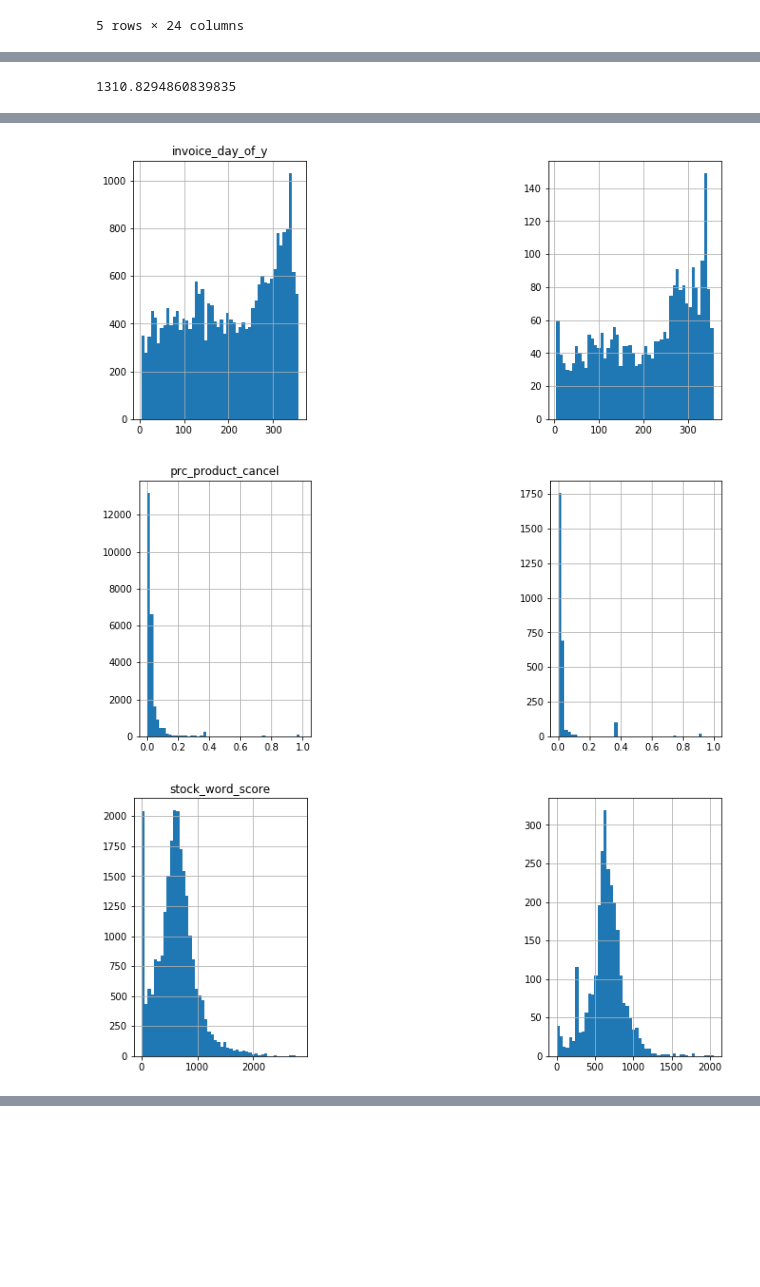
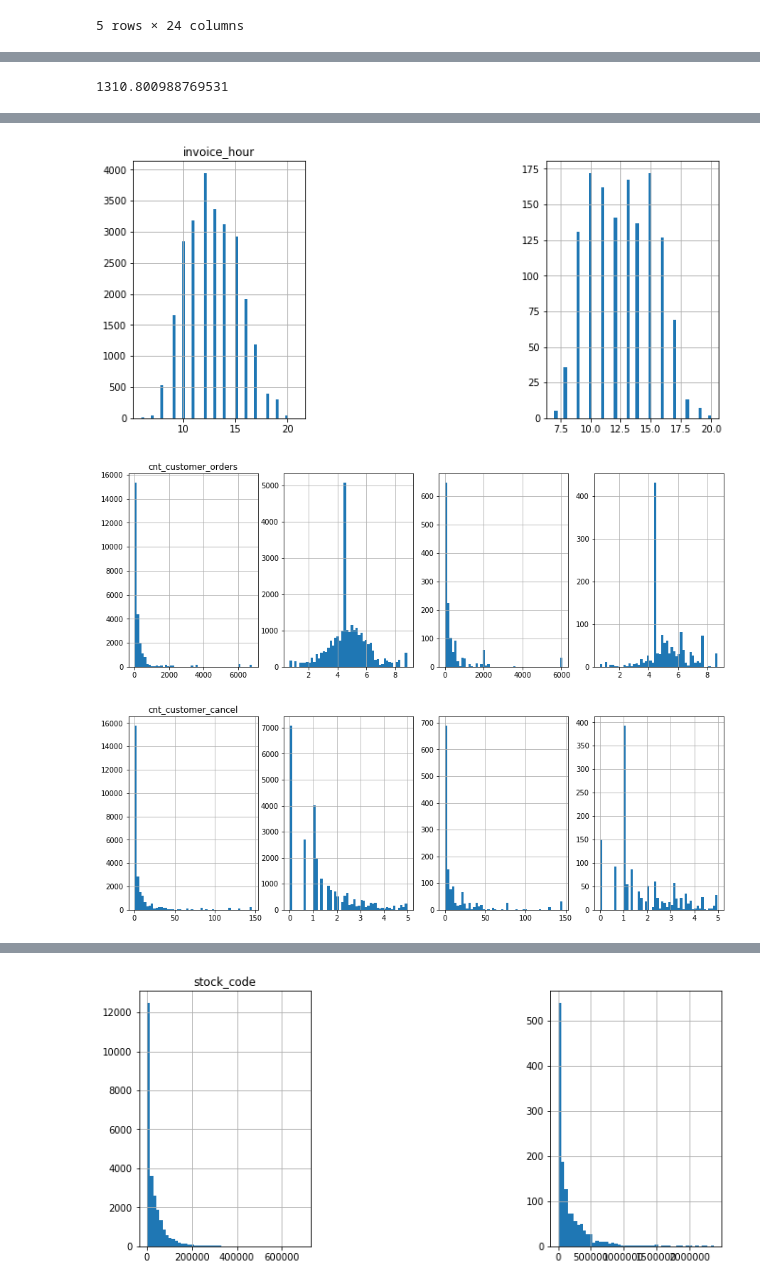
Before and after one commit to JakubStanczak/Order_cancelation_pred, a Jupyter notebook: Konkurs_JS.ipynb, the cells around one changed output, grey strips where cells are left out. Cells and saved outputs as stored; diff of their text form; code cells hidden in the pictures; blank space fills up the shorter version.

Commit message:
Order clasification log feats two models < and > 95% total price

```diff
--- a/Konkurs_JS.ipynb
+++ b/Konkurs_JS.ipynb
@@ -231,5 +251,9 @@ params_to_mean = ['cnt_product_orders', 'cnt_product_cancel', 'prc_product_cance
+# %%
+params_to_group_by = ['invoice', 'customer_id', 'invoice_year', 'invoice_day_of_y', 'invoice_hour']
+params_to_sum = ['stock_code', 'price_total', 'is_canceled']
+params_to_mean = ['cnt_customer_orders',  'cnt_customer_cancel',  'prc_customer_cancel', 'cnt_product_orders', 'cnt_product_cancel', 'prc_product_cancel', 'stock_word_score']
 # %%
-train_group1 = group_orders(train, params_to_group_by, params_to_sum, np.sum, True)
-train_group2 = group_orders(train, params_to_group_by, params_to_mean, np.mean, False)
-test_group1 = group_orders(test, params_to_group_by, params_to_sum, np.sum, False)
-test_group2 = group_orders(test, params_to_group_by, params_to_mean, np.mean, False)
+train_group_sum = group_orders(train, params_to_group_by, params_to_sum, np.sum, True)
+train_group_mean = group_orders(train, params_to_group_by, params_to_mean, np.mean, False)
+test_group_sum = group_orders(test, params_to_group_by, params_to_sum, np.sum, False)
+test_group_mean = group_orders(test, params_to_group_by, params_to_mean, np.mean, False)
@@ -248,3 +260,16 @@ del train_group1, train_group2, test_group1, test_group2
+# %%
+# all agregations into one df
+train_group = train_group_mean
+test_group = test_group_mean
+
+for param in params_to_sum:
+    train_group[param] = train_group_sum[param]
+    if param != 'is_canceled':
+        test_group[param] = test_group_sum[param]
+
+del train_group_sum, train_group_mean, test_group_sum, test_group_mean
+
+# TODO how many items in order
 # %%
 train_group.head()
 # %% [output]
@@ -258,10 +283,12 @@ train_group.head()
 feats_to_log = ['cnt_customer_orders', 'cnt_customer_cancel', 'cnt_product_orders', 'cnt_product_cancel', 'price_total']
 
 for feat in feats_to_log:
-    train_group[feat + '_log'] = np.log1p(train_group[feat])
-    if feat != 'total_return':
-        test_group[feat + '_log'] = np.log1p(test_group[feat])
+    if feat in train_group.columns:
+        train_group[feat + '_log'] = np.log1p(train_group[feat])
+        if feat != 'total_return':
+            test_group[feat + '_log'] = np.log1p(test_group[feat])
 # %%
+# divide train and test to two parts big and small orders
 train_group['price_total'].describe()
 cutoff_point = train_group['price_total'].quantile(0.95)
 print(cutoff_point)
@@ -274,10 +301,10 @@ test_group['price_total'].describe()
 test_small = test_group[ test_group['price_total'] <= cutoff_point ].copy()
 test_big = test_group[ test_group['price_total'] > cutoff_point ].copy()
 # %% [output]
-1310.8294860839835
+1310.800988769531
 # %%
-X, y, feats = get_feats_X_y(train_group)
-for feat in feats:
+for feat in train_small.columns:
+    if 'log' in feat or feat == 'is_canceled': continue
     plt.figure(figsize=(15,5))
     plt.subplot(1,4,1)
     train_small[feat].hist(bins=50)
@@ -299,3 +326,3 @@ for feat in feats:
-[figure, old version]
+[figure, new version]
-[figure, old version]
+[figure, new version]
-[figure, old version]
+[figure, new version]
@@ -306,0 +334 @@ for feat in feats:
+[figure, added]
```
Also changed, not shown: parts of 30 cells of this notebook.
